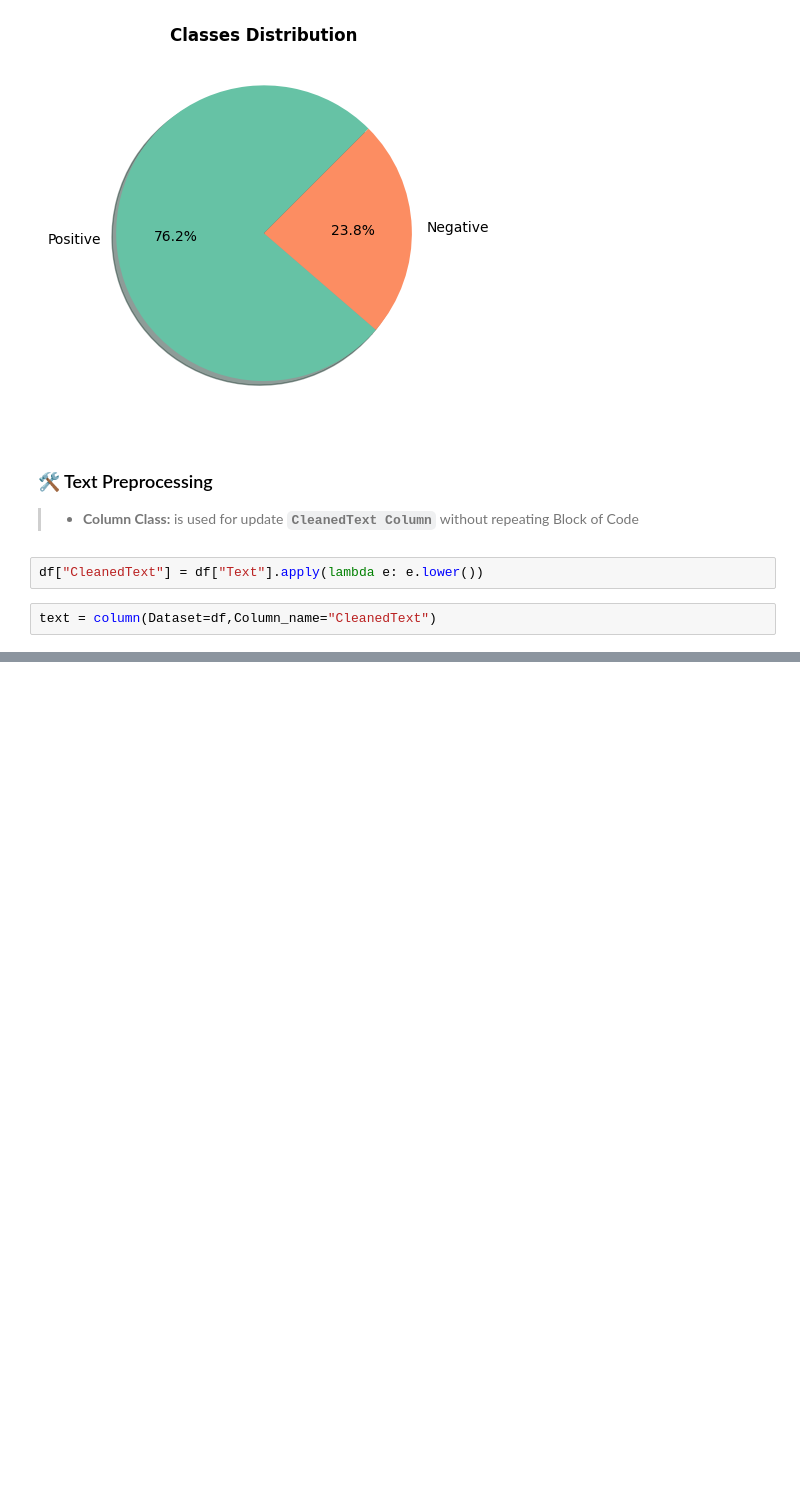
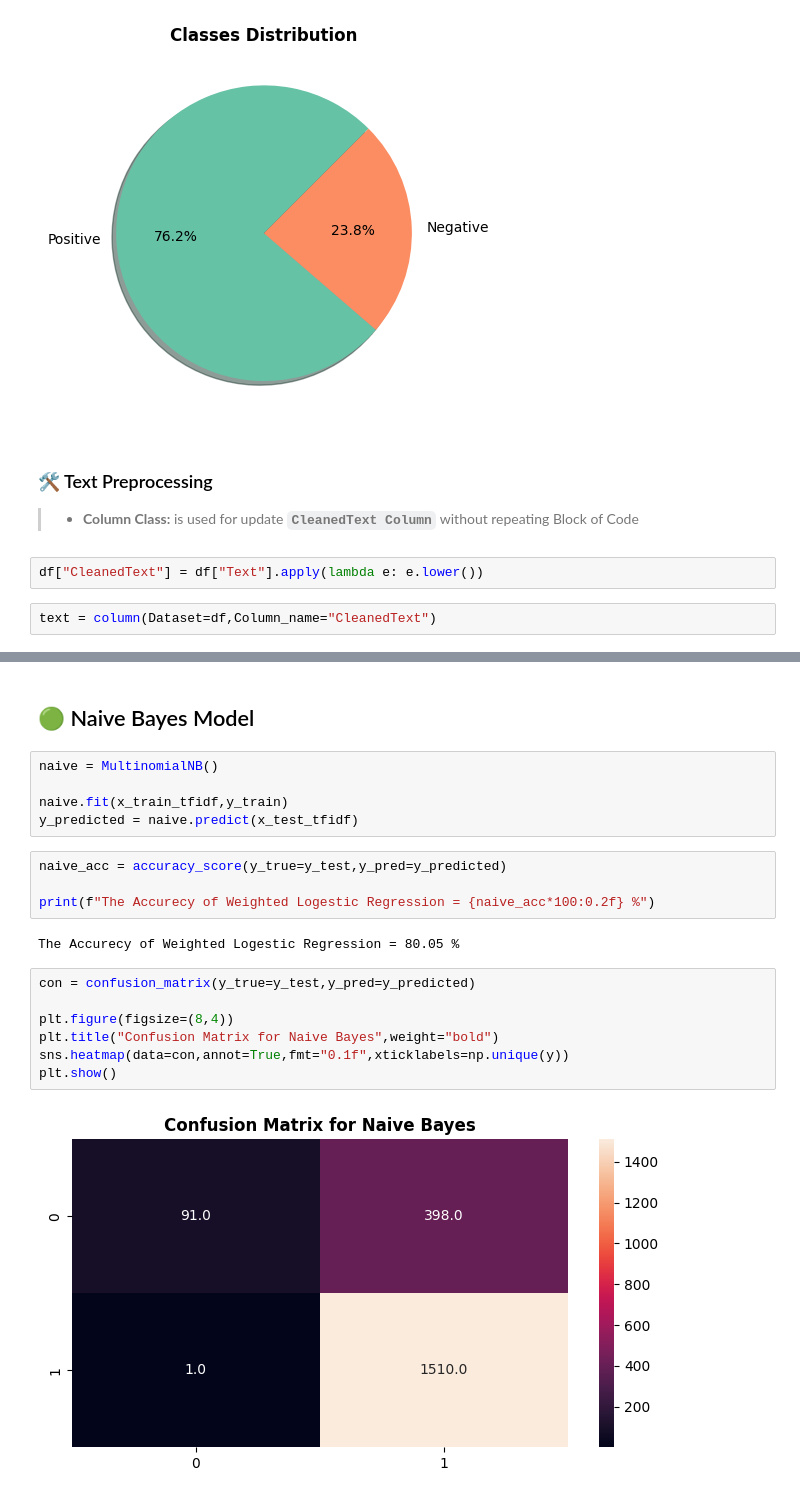
Before and after one commit to Youssef3082004/Elevvo_Pathways_Internship, a Jupyter notebook: Model.ipynb, the cells around one changed output, grey strips where cells are left out. Drawn from its saved outputs; the diff is of its cells as text; blank space fills up the shorter version.

```diff
--- a/Model.ipynb
+++ b/Model.ipynb
@@ -97,0 +331,22 @@ df
+# %% [markdown]
+## 🟢 Naive Bayes Model
+# %%
+naive = MultinomialNB()
+
+naive.fit(x_train_tfidf,y_train)
+y_predicted = naive.predict(x_test_tfidf)
+# %%
+naive_acc = accuracy_score(y_true=y_test,y_pred=y_predicted)
+
+print(f"The Accurecy of Weighted Logestic Regression = {naive_acc*100:0.2f} %")
+# %% [output]
+The Accurecy of Weighted Logestic Regression = 80.05 %
+# %%
+con = confusion_matrix(y_true=y_test,y_pred=y_predicted)
+
+plt.figure(figsize=(8,4))
+plt.title("Confusion Matrix for Naive Bayes",weight="bold")
+sns.heatmap(data=con,annot=True,fmt="0.1f",xticklabels=np.unique(y))
+plt.show()
+# %% [output]
+[figure, added]
```
Also changed, not shown: parts of 45 cells of this notebook.
